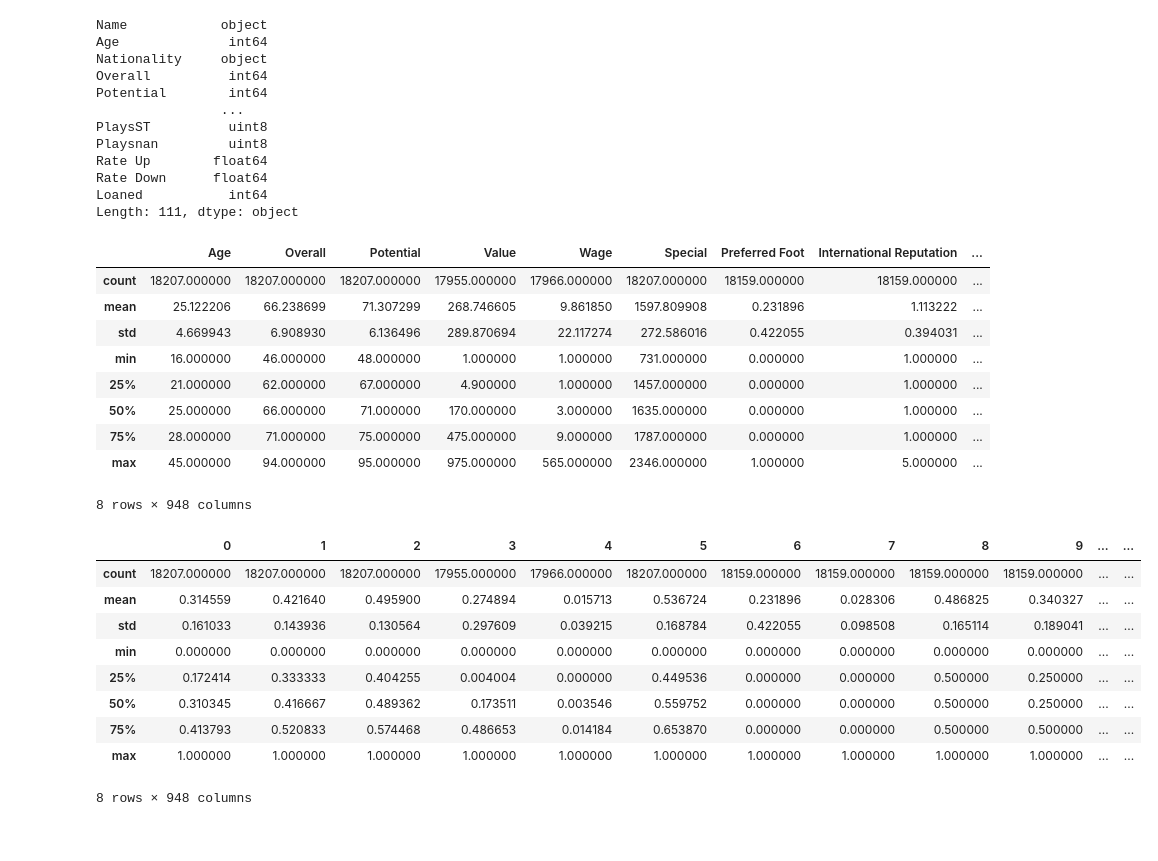
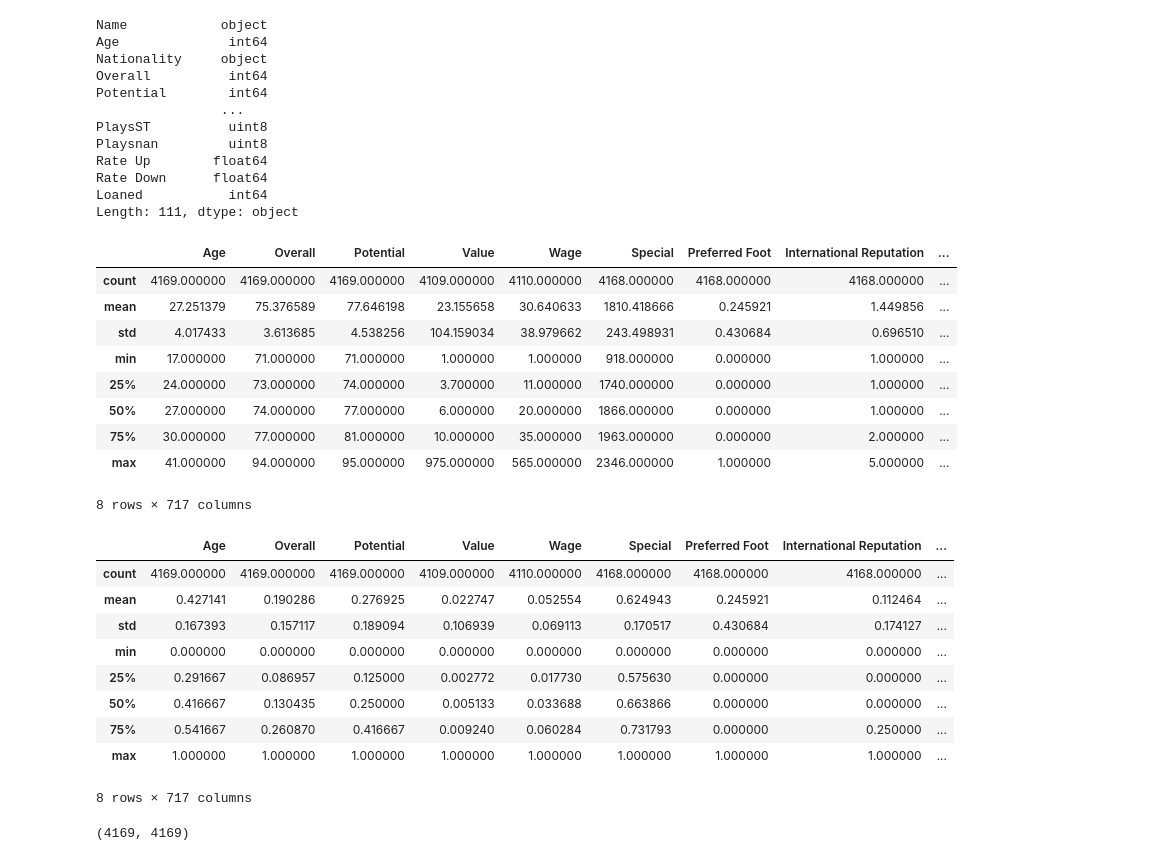
Before and after one commit to CTRLCAT/fifa19-players, a Jupyter notebook: fifa-players.ipynb, the cells around one changed output. Cells and saved outputs as stored; diff of their text form; code cells hidden in the pictures.

Commit message:
Calculated similarity matrix and tried it

```diff
--- a/fifa-players.ipynb
+++ b/fifa-players.ipynb
@@ -8,6 +7,7 @@ from sklearn.cluster import KMeans
 # %%
 #import data
-df=pd.read_csv('/Users/cristinaacevedo/Desktop/players.csv')
+#df=pd.read_csv('/Users/cristinaacevedo/Desktop/players.csv') #for pc
+df=pd.read_csv('players.csv') #online
 # %%
 #Check data
 df.head()
@@ -129,41 +128,43 @@ for i in colsNames:
 df.describe()
 # %% [output]
 |  | Age | Overall | Potential | Value | Wage | Special | Preferred Foot | International Reputation | ... |
-| count | 18207.000000 | 18207.000000 | 18207.000000 | 17955.000000 | 17966.000000 | 18207.000000 | 18159.000000 | 18159.000000 | ... |
-| mean | 25.122206 | 66.238699 | 71.307299 | 268.746605 | 9.861850 | 1597.809908 | 0.231896 | 1.113222 | ... |
-| std | 4.669943 | 6.908930 | 6.136496 | 289.870694 | 22.117274 | 272.586016 | 0.422055 | 0.394031 | ... |
-| min | 16.000000 | 46.000000 | 48.000000 | 1.000000 | 1.000000 | 731.000000 | 0.000000 | 1.000000 | ... |
-| 25% | 21.000000 | 62.000000 | 67.000000 | 4.900000 | 1.000000 | 1457.000000 | 0.000000 | 1.000000 | ... |
-| 50% | 25.000000 | 66.000000 | 71.000000 | 170.000000 | 3.000000 | 1635.000000 | 0.000000 | 1.000000 | ... |
-| 75% | 28.000000 | 71.000000 | 75.000000 | 475.000000 | 9.000000 | 1787.000000 | 0.000000 | 1.000000 | ... |
-| max | 45.000000 | 94.000000 | 95.000000 | 975.000000 | 565.000000 | 2346.000000 | 1.000000 | 5.000000 | ... |
+| count | 4169.000000 | 4169.000000 | 4169.000000 | 4109.000000 | 4110.000000 | 4168.000000 | 4168.000000 | 4168.000000 | ... |
+| mean | 27.251379 | 75.376589 | 77.646198 | 23.155658 | 30.640633 | 1810.418666 | 0.245921 | 1.449856 | ... |
+| std | 4.017433 | 3.613685 | 4.538256 | 104.159034 | 38.979662 | 243.498931 | 0.430684 | 0.696510 | ... |
+| min | 17.000000 | 71.000000 | 71.000000 | 1.000000 | 1.000000 | 918.000000 | 0.000000 | 1.000000 | ... |
+| 25% | 24.000000 | 73.000000 | 74.000000 | 3.700000 | 11.000000 | 1740.000000 | 0.000000 | 1.000000 | ... |
+| 50% | 27.000000 | 74.000000 | 77.000000 | 6.000000 | 20.000000 | 1866.000000 | 0.000000 | 1.000000 | ... |
+| 75% | 30.000000 | 77.000000 | 81.000000 | 10.000000 | 35.000000 | 1963.000000 | 0.000000 | 2.000000 | ... |
+| max | 41.000000 | 94.000000 | 95.000000 | 975.000000 | 565.000000 | 2346.000000 | 1.000000 | 5.000000 | ... |
-8 rows × 948 columns
+8 rows × 717 columns
 # %%
 dfBackup=df
 
 Names=df['Name']
 df.drop(['Name'],axis=1,inplace=True)
 
 df.drop(['Joined'],axis=1,inplace=True)
 df.drop(['Contract Valid Until'],axis=1,inplace=True)
 
 from sklearn import preprocessing
 
 x = df.values
 min_max_scaler = preprocessing.MinMaxScaler()
 x_scaled = min_max_scaler.fit_transform(x)
 df = pd.DataFrame(x_scaled)
 
+df.columns = dfBackup.columns
+
 df.describe()
 # %% [output]
-|  | 0 | 1 | 2 | 3 | 4 | 5 | 6 | 7 | 8 | 9 | ... | ... |
-| count | 18207.000000 | 18207.000000 | 18207.000000 | 17955.000000 | 17966.000000 | 18207.000000 | 18159.000000 | 18159.000000 | 18159.000000 | 18159.000000 | ... | ... |
-| mean | 0.314559 | 0.421640 | 0.495900 | 0.274894 | 0.015713 | 0.536724 | 0.231896 | 0.028306 | 0.486825 | 0.340327 | ... | ... |
-| std | 0.161033 | 0.143936 | 0.130564 | 0.297609 | 0.039215 | 0.168784 | 0.422055 | 0.098508 | 0.165114 | 0.189041 | ... | ... |
-| min | 0.000000 | 0.000000 | 0.000000 | 0.000000 | 0.000000 | 0.000000 | 0.000000 | 0.000000 | 0.000000 | 0.000000 | ... | ... |
-| 25% | 0.172414 | 0.333333 | 0.404255 | 0.004004 | 0.000000 | 0.449536 | 0.000000 | 0.000000 | 0.500000 | 0.250000 | ... | ... |
-| 50% | 0.310345 | 0.416667 | 0.489362 | 0.173511 | 0.003546 | 0.559752 | 0.000000 | 0.000000 | 0.500000 | 0.250000 | ... | ... |
-| 75% | 0.413793 | 0.520833 | 0.574468 | 0.486653 | 0.014184 | 0.653870 | 0.000000 | 0.000000 | 0.500000 | 0.500000 | ... | ... |
-| max | 1.000000 | 1.000000 | 1.000000 | 1.000000 | 1.000000 | 1.000000 | 1.000000 | 1.000000 | 1.000000 | 1.000000 | ... | ... |
+|  | Age | Overall | Potential | Value | Wage | Special | Preferred Foot | International Reputation | ... |
+| count | 4169.000000 | 4169.000000 | 4169.000000 | 4109.000000 | 4110.000000 | 4168.000000 | 4168.000000 | 4168.000000 | ... |
+| mean | 0.427141 | 0.190286 | 0.276925 | 0.022747 | 0.052554 | 0.624943 | 0.245921 | 0.112464 | ... |
+| std | 0.167393 | 0.157117 | 0.189094 | 0.106939 | 0.069113 | 0.170517 | 0.430684 | 0.174127 | ... |
+| min | 0.000000 | 0.000000 | 0.000000 | 0.000000 | 0.000000 | 0.000000 | 0.000000 | 0.000000 | ... |
+| 25% | 0.291667 | 0.086957 | 0.125000 | 0.002772 | 0.017730 | 0.575630 | 0.000000 | 0.000000 | ... |
+| 50% | 0.416667 | 0.130435 | 0.250000 | 0.005133 | 0.033688 | 0.663866 | 0.000000 | 0.000000 | ... |
+| 75% | 0.541667 | 0.260870 | 0.416667 | 0.009240 | 0.060284 | 0.731793 | 0.000000 | 0.250000 | ... |
+| max | 1.000000 | 1.000000 | 1.000000 | 1.000000 | 1.000000 | 1.000000 | 1.000000 | 1.000000 | ... |
-8 rows × 948 columns
+8 rows × 717 columns
 # %%
@@ -170,0 +178,4 @@ dfBackup.to_csv('processedPlayers.csv', index=False)
+# %%
+similarity_matrix.shape
+# %% [output]
+(4169, 4169)
```
Also changed, not shown: parts of 9 cells of this notebook, 1 other file.
